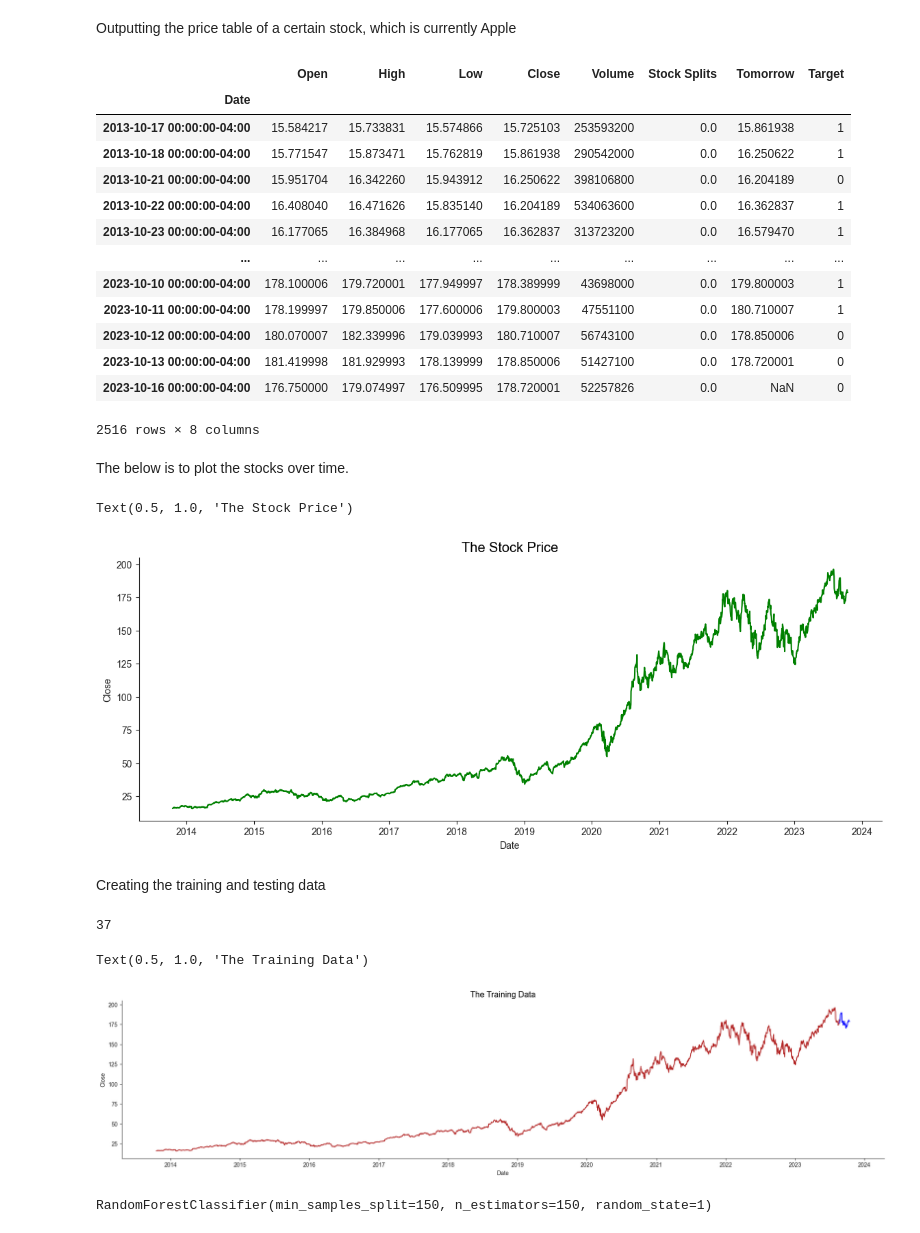
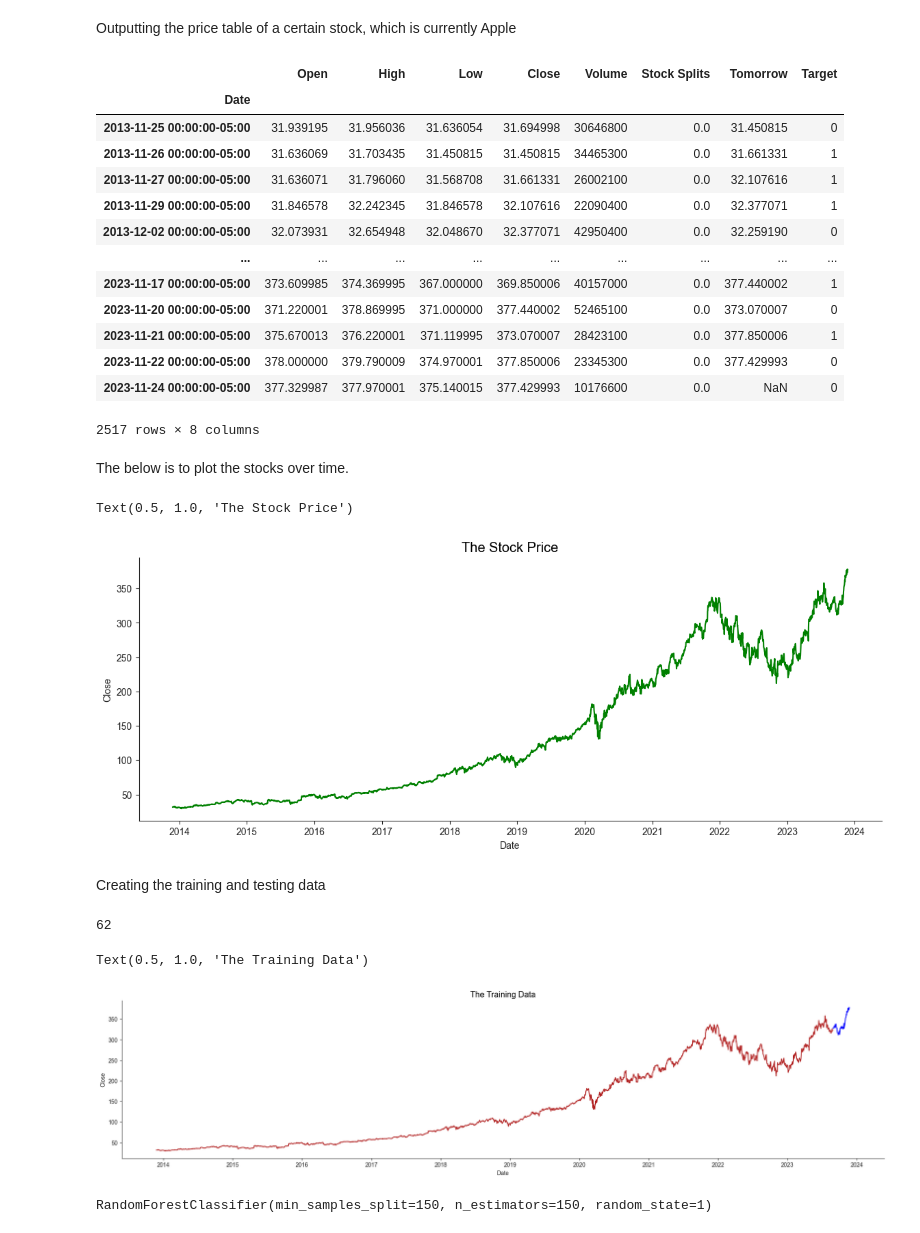
Before and after one commit to kashyapmaddala/Stock-Prediction, a Jupyter notebook: random_forest_bool1.ipynb, the cells around one changed output. Drawn from its saved outputs; the diff is of its cells as text; code cells hidden in the pictures.

```diff
--- a/random_forest_bool1.ipynb
+++ b/random_forest_bool1.ipynb
@@ -10,7 +10,7 @@ import seaborn as sns
 # %% [markdown]
 Outputting the price table of a certain stock, which is currently Apple
 # %%
-stock = 'AAPL'
+stock = 'MSFT'
 
 data_for_stock = yf.Ticker(stock)
 data_for_stock = data_for_stock.history(period="10y")
@@ -23,18 +23,18 @@ data_for_stock
 # %% [output]
 |  | Open | High | Low | Close | Volume | Stock Splits | Tomorrow | Target |
 | Date |  |  |  |  |  |  |  |  |
-| 2013-10-17 00:00:00-04:00 | 15.584217 | 15.733831 | 15.574866 | 15.725103 | 253593200 | 0.0 | 15.861938 | 1 |
-| 2013-10-18 00:00:00-04:00 | 15.771547 | 15.873471 | 15.762819 | 15.861938 | 290542000 | 0.0 | 16.250622 | 1 |
-| 2013-10-21 00:00:00-04:00 | 15.951704 | 16.342260 | 15.943912 | 16.250622 | 398106800 | 0.0 | 16.204189 | 0 |
-| 2013-10-22 00:00:00-04:00 | 16.408040 | 16.471626 | 15.835140 | 16.204189 | 534063600 | 0.0 | 16.362837 | 1 |
-| 2013-10-23 00:00:00-04:00 | 16.177065 | 16.384968 | 16.177065 | 16.362837 | 313723200 | 0.0 | 16.579470 | 1 |
+| 2013-11-25 00:00:00-05:00 | 31.939195 | 31.956036 | 31.636054 | 31.694998 | 30646800 | 0.0 | 31.450815 | 0 |
+| 2013-11-26 00:00:00-05:00 | 31.636069 | 31.703435 | 31.450815 | 31.450815 | 34465300 | 0.0 | 31.661331 | 1 |
+| 2013-11-27 00:00:00-05:00 | 31.636071 | 31.796060 | 31.568708 | 31.661331 | 26002100 | 0.0 | 32.107616 | 1 |
+| 2013-11-29 00:00:00-05:00 | 31.846578 | 32.242345 | 31.846578 | 32.107616 | 22090400 | 0.0 | 32.377071 | 1 |
+| 2013-12-02 00:00:00-05:00 | 32.073931 | 32.654948 | 32.048670 | 32.377071 | 42950400 | 0.0 | 32.259190 | 0 |
 | ... | ... | ... | ... | ... | ... | ... | ... | ... |
-| 2023-10-10 00:00:00-04:00 | 178.100006 | 179.720001 | 177.949997 | 178.389999 | 43698000 | 0.0 | 179.800003 | 1 |
-| 2023-10-11 00:00:00-04:00 | 178.199997 | 179.850006 | 177.600006 | 179.800003 | 47551100 | 0.0 | 180.710007 | 1 |
-| 2023-10-12 00:00:00-04:00 | 180.070007 | 182.339996 | 179.039993 | 180.710007 | 56743100 | 0.0 | 178.850006 | 0 |
-| 2023-10-13 00:00:00-04:00 | 181.419998 | 181.929993 | 178.139999 | 178.850006 | 51427100 | 0.0 | 178.720001 | 0 |
-| 2023-10-16 00:00:00-04:00 | 176.750000 | 179.074997 | 176.509995 | 178.720001 | 52257826 | 0.0 | NaN | 0 |
+| 2023-11-17 00:00:00-05:00 | 373.609985 | 374.369995 | 367.000000 | 369.850006 | 40157000 | 0.0 | 377.440002 | 1 |
+| 2023-11-20 00:00:00-05:00 | 371.220001 | 378.869995 | 371.000000 | 377.440002 | 52465100 | 0.0 | 373.070007 | 0 |
+| 2023-11-21 00:00:00-05:00 | 375.670013 | 376.220001 | 371.119995 | 373.070007 | 28423100 | 0.0 | 377.850006 | 1 |
+| 2023-11-22 00:00:00-05:00 | 378.000000 | 379.790009 | 374.970001 | 377.850006 | 23345300 | 0.0 | 377.429993 | 0 |
+| 2023-11-24 00:00:00-05:00 | 377.329987 | 377.970001 | 375.140015 | 377.429993 | 10176600 | 0.0 | NaN | 0 |
-2516 rows × 8 columns
+2517 rows × 8 columns
 # %% [markdown]
 The below is to plot the stocks over time.
 # %%
@@ -45,28 +45,28 @@ sns.despine()
 plt.title("The Stock Price",size='x-large',color='black')
 # %% [output]
 Text(0.5, 1.0, 'The Stock Price')
-[figure, old version]
+[figure, new version]
 # %% [markdown]
 Creating the training and testing data
 # %%
 import sklearn
 # %%
-testing_percentage = 0.015
+testing_percentage = 0.025
 train_d = data_for_stock[:int(-1*len(data_for_stock)*(testing_percentage))]
 test_d = data_for_stock[int(-1*len(data_for_stock)*testing_percentage):]
 
 print(len(test_d))
 
 plt.figure(figsize=(24,5))
 sns.set_style("ticks")
 sns.lineplot(data=train_d,x="Date",y='Close',color='firebrick')
 sns.lineplot(data=test_d,x="Date", y='Close', color='blue')
 sns.despine()
 plt.title("The Training Data",size='x-large',color='black')
 # %% [output]
-37
+62
 Text(0.5, 1.0, 'The Training Data')
-[figure, old version]
+[figure, new version]
 # %%
 from sklearn.ensemble import RandomForestClassifier
 
```
Also changed, not shown: parts of 1 cell of this notebook, 11 other files.
